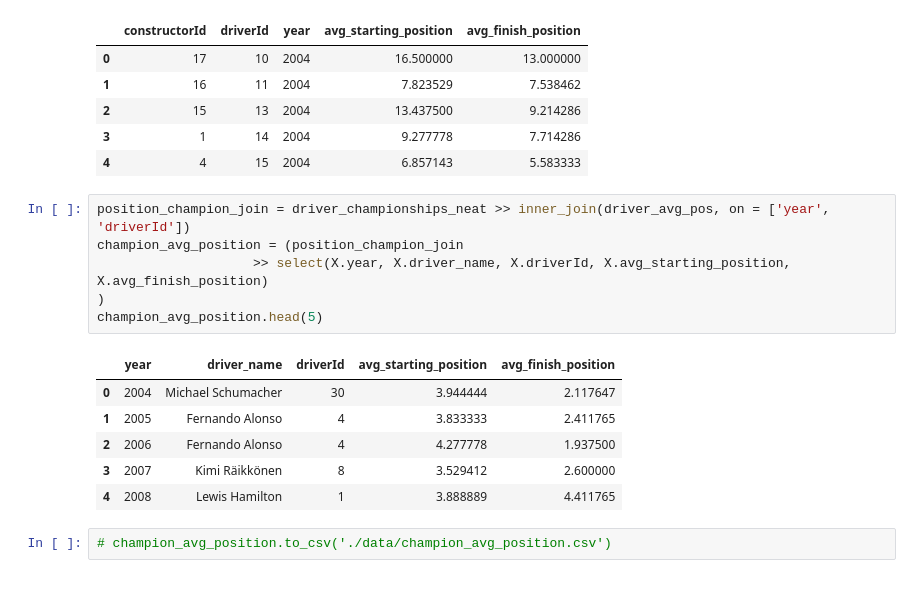
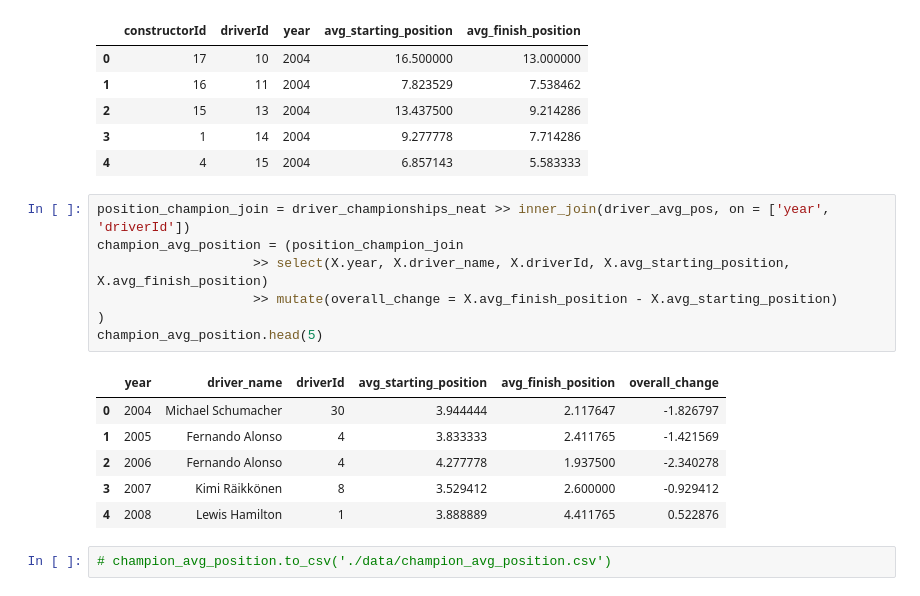
Before and after one commit to mclellanw00/capstone, a Jupyter notebook: F1Data.ipynb, the cells around one changed output. Drawn from its saved outputs; the diff is of its cells as text.

```diff
--- a/F1Data.ipynb
+++ b/F1Data.ipynb
@@ -1245,16 +1168,17 @@ driver_avg_pos.head(5)
 # %%
 position_champion_join = driver_championships_neat >> inner_join(driver_avg_pos, on = ['year', 'driverId'])
 champion_avg_position = (position_champion_join
                     >> select(X.year, X.driver_name, X.driverId, X.avg_starting_position, X.avg_finish_position)
+                    >> mutate(overall_change = X.avg_finish_position - X.avg_starting_position)
 )
 champion_avg_position.head(5)
 # %% [output]
-|  | year | driver_name | driverId | avg_starting_position | avg_finish_position |
-| 0 | 2004 | Michael Schumacher | 30 | 3.944444 | 2.117647 |
-| 1 | 2005 | Fernando Alonso | 4 | 3.833333 | 2.411765 |
-| 2 | 2006 | Fernando Alonso | 4 | 4.277778 | 1.937500 |
-| 3 | 2007 | Kimi Räikkönen | 8 | 3.529412 | 2.600000 |
-| 4 | 2008 | Lewis Hamilton | 1 | 3.888889 | 4.411765 |
+|  | year | driver_name | driverId | avg_starting_position | avg_finish_position | overall_change |
+| 0 | 2004 | Michael Schumacher | 30 | 3.944444 | 2.117647 | -1.826797 |
+| 1 | 2005 | Fernando Alonso | 4 | 3.833333 | 2.411765 | -1.421569 |
+| 2 | 2006 | Fernando Alonso | 4 | 4.277778 | 1.937500 | -2.340278 |
+| 3 | 2007 | Kimi Räikkönen | 8 | 3.529412 | 2.600000 | -0.929412 |
+| 4 | 2008 | Lewis Hamilton | 1 | 3.888889 | 4.411765 | 0.522876 |
 # %%
 # champion_avg_position.to_csv('./data/champion_avg_position.csv')
 # %% [markdown]
```
Also changed, not shown: parts of 36 cells of this notebook.
